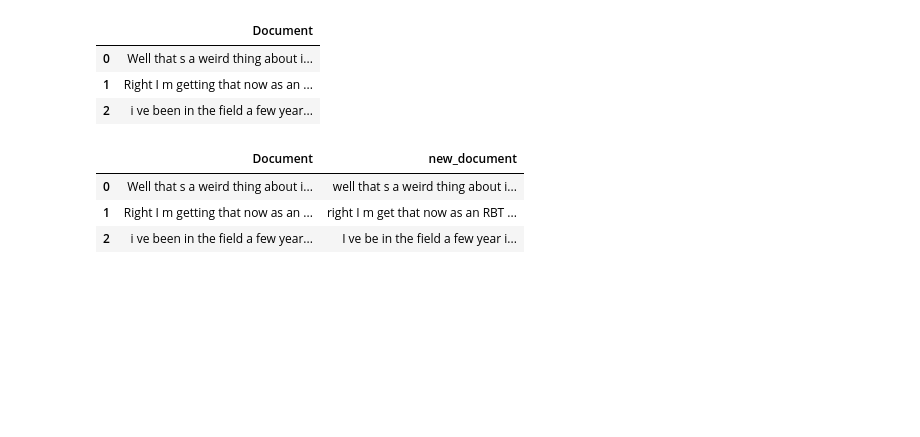
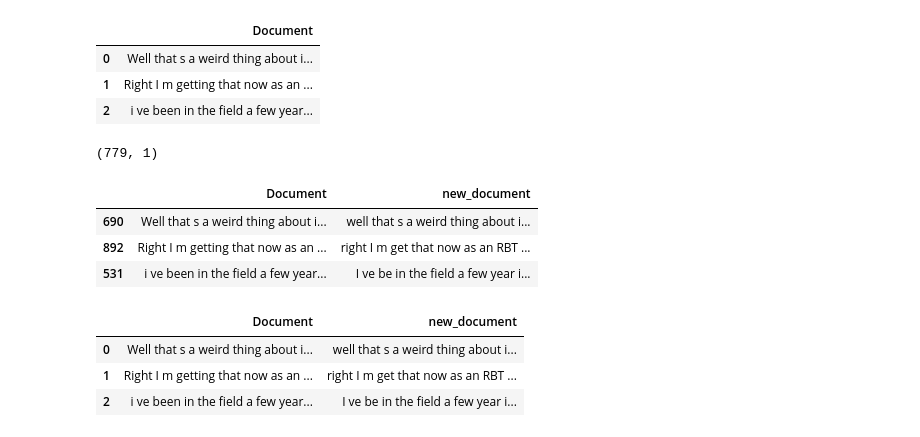
Before and after one commit to andrea-mar/BBK_MScDataScience2reddit_posts, a Jupyter notebook: sentiment_analysis_aba_posts.ipynb, the cells around one changed output. Cells and saved outputs as stored; diff of their text form; code cells hidden in the pictures; blank space fills up the shorter version.

```diff
--- a/sentiment_analysis_aba_posts.ipynb
+++ b/sentiment_analysis_aba_posts.ipynb
@@ -1507,6 +1507,19 @@ def preprocess_lem(text):
     for t in doc:
         new_text.append(t.lemma_)
     return ' '.join(new_text)
+# %%
+X_train.shape
+# %% [output]
+(779, 1)
+# %%
+# pre-process traning set (the original one)
+X_train.loc[:, 'new_document'] =X_train['Document'].apply(preprocess_lem)
+X_train.head(3)
+# %% [output]
+|  | Document | new_document |
+| 690 | Well that s a weird thing about i... | well that s a weird thing about i... |
+| 892 | Right I m getting that now as an ... | right I m get that now as an RBT ... |
+| 531 | i ve been in the field a few year... | I ve be in the field a few year i... |
 # %%
 # pre-process traning set
 x_ros.loc[:, 'new_document'] = x_ros['Document'].apply(preprocess_lem)
```
Also changed, not shown: parts of 24 cells of this notebook, 1 other file.
